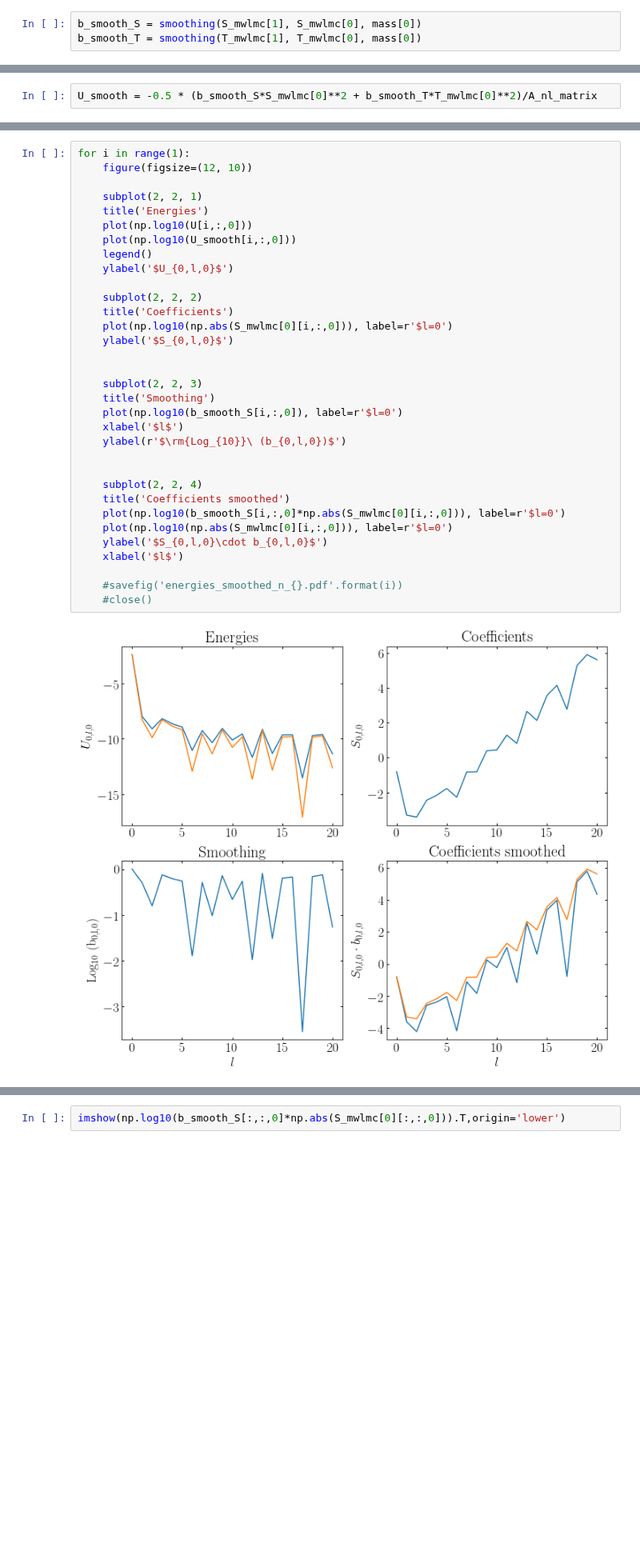
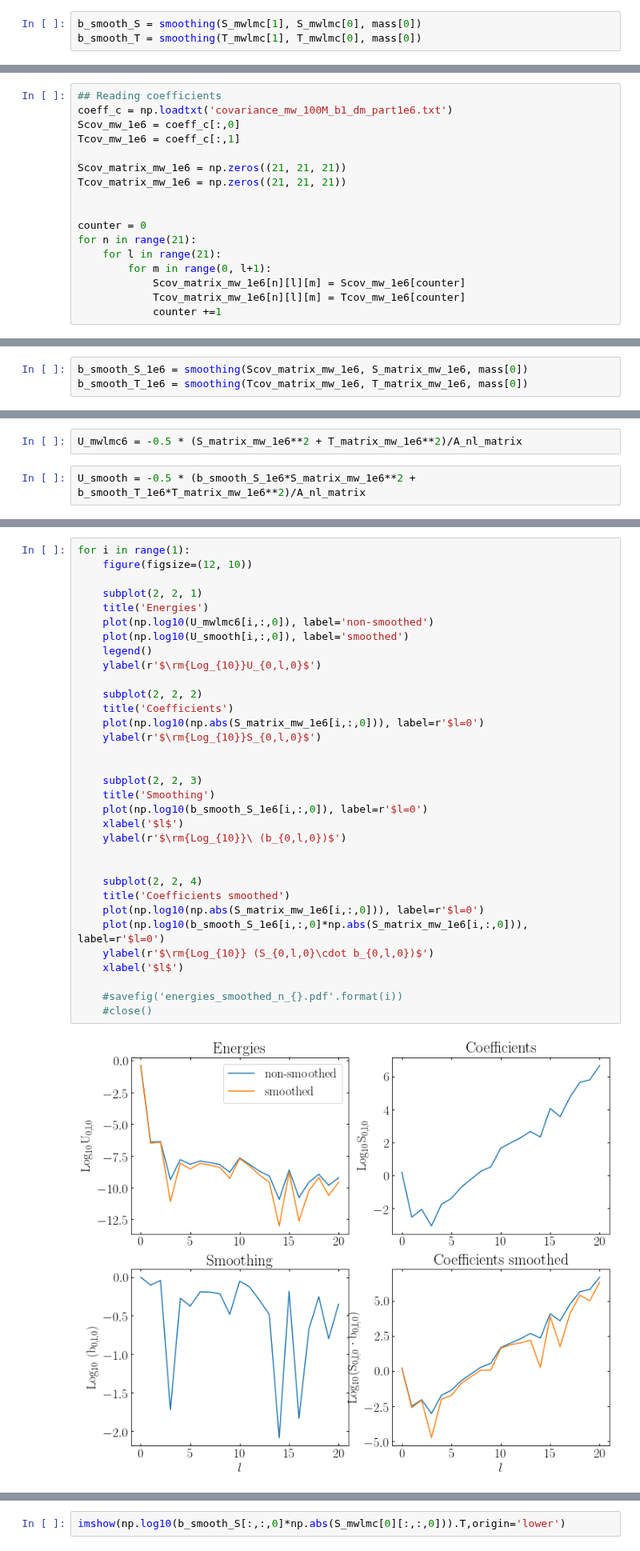
Before and after one commit to jngaravitoc/MW-LMC-SCF, a Jupyter notebook: code/coeff_variance.ipynb, the cells around one changed output, grey strips where cells are left out. Shown at 80% size. Drawn from its saved outputs; the diff is of its cells as text; blank space fills up the shorter version.

```diff
--- a/code/coeff_variance.ipynb
+++ b/code/coeff_variance.ipynb
@@ -57,0 +108,17 @@ b_smooth_T = smoothing(T_mwlmc[1], T_mwlmc[0], mass[0])
+# %%
+## Reading coefficients
+coeff_c = np.loadtxt('covariance_mw_100M_b1_dm_part1e6.txt')
+Scov_mw_1e6 = coeff_c[:,0]
+Tcov_mw_1e6 = coeff_c[:,1]
+
+Scov_matrix_mw_1e6 = np.zeros((21, 21, 21))
+Tcov_matrix_mw_1e6 = np.zeros((21, 21, 21))
+
+
+counter = 0
+for n in range(21):
+    for l in range(21):
+        for m in range(0, l+1):
+            Scov_matrix_mw_1e6[n][l][m] = Scov_mw_1e6[counter]
+            Tcov_matrix_mw_1e6[n][l][m] = Tcov_mw_1e6[counter]
+            counter +=1
@@ -57,0 +141,3 @@ b_smooth_T = smoothing(T_mwlmc[1], T_mwlmc[0], mass[0])
+# %%
+b_smooth_S_1e6 = smoothing(Scov_matrix_mw_1e6, S_matrix_mw_1e6, mass[0])
+b_smooth_T_1e6 = smoothing(Tcov_matrix_mw_1e6, T_matrix_mw_1e6, mass[0])
@@ -69,2 +158,4 @@ U = -0.5 * (S_mwlmc[0]**2 + T_mwlmc[0]**2)/A_nl_matrix
+# %%
+U_mwlmc6 = -0.5 * (S_matrix_mw_1e6**2 + T_matrix_mw_1e6**2)/A_nl_matrix
 # %%
-U_smooth = -0.5 * (b_smooth_S*S_mwlmc[0]**2 + b_smooth_T*T_mwlmc[0]**2)/A_nl_matrix
+U_smooth = -0.5 * (b_smooth_S_1e6*S_matrix_mw_1e6**2 + b_smooth_T_1e6*T_matrix_mw_1e6**2)/A_nl_matrix
@@ -71,35 +164,35 @@ U_smooth = -0.5 * (b_smooth_S*S_mwlmc[0]**2 + b_smooth_T*T_mwlmc[0]**2)/A_nl_mat
 # %%
 for i in range(1):
     figure(figsize=(12, 10))
 
     subplot(2, 2, 1)
     title('Energies')
-    plot(np.log10(U[i,:,0]))
-    plot(np.log10(U_smooth[i,:,0]))
+    plot(np.log10(U_mwlmc6[i,:,0]), label='non-smoothed')
+    plot(np.log10(U_smooth[i,:,0]), label='smoothed')
     legend()
-    ylabel('$U_{0,l,0}$')
+    ylabel(r'$\rm{Log_{10}}U_{0,l,0}$')
 
     subplot(2, 2, 2)
     title('Coefficients')
-    plot(np.log10(np.abs(S_mwlmc[0][i,:,0])), label=r'$l=0')
-    ylabel('$S_{0,l,0}$')
+    plot(np.log10(np.abs(S_matrix_mw_1e6[i,:,0])), label=r'$l=0')
+    ylabel(r'$\rm{Log_{10}}S_{0,l,0}$')
 
 
     subplot(2, 2, 3)
     title('Smoothing')
-    plot(np.log10(b_smooth_S[i,:,0]), label=r'$l=0')
+    plot(np.log10(b_smooth_S_1e6[i,:,0]), label=r'$l=0')
     xlabel('$l$')
     ylabel(r'$\rm{Log_{10}}\ (b_{0,l,0})$')
 
 
     subplot(2, 2, 4)
     title('Coefficients smoothed')
-    plot(np.log10(b_smooth_S[i,:,0]*np.abs(S_mwlmc[0][i,:,0])), label=r'$l=0')
-    plot(np.log10(np.abs(S_mwlmc[0][i,:,0])), label=r'$l=0')
-    ylabel('$S_{0,l,0}\cdot b_{0,l,0}$')
+    plot(np.log10(np.abs(S_matrix_mw_1e6[i,:,0])), label=r'$l=0')
+    plot(np.log10(b_smooth_S_1e6[i,:,0]*np.abs(S_matrix_mw_1e6[i,:,0])), label=r'$l=0')
+    ylabel(r'$\rm{Log_{10}} (S_{0,l,0}\cdot b_{0,l,0})$')
     xlabel('$l$')
 
     #savefig('energies_smoothed_n_{}.pdf'.format(i))
     #close()
 # %% [output]
-[figure, old version]
+[figure, new version]
```
Also changed, not shown: parts of 60 cells of this notebook, 1 other file.
